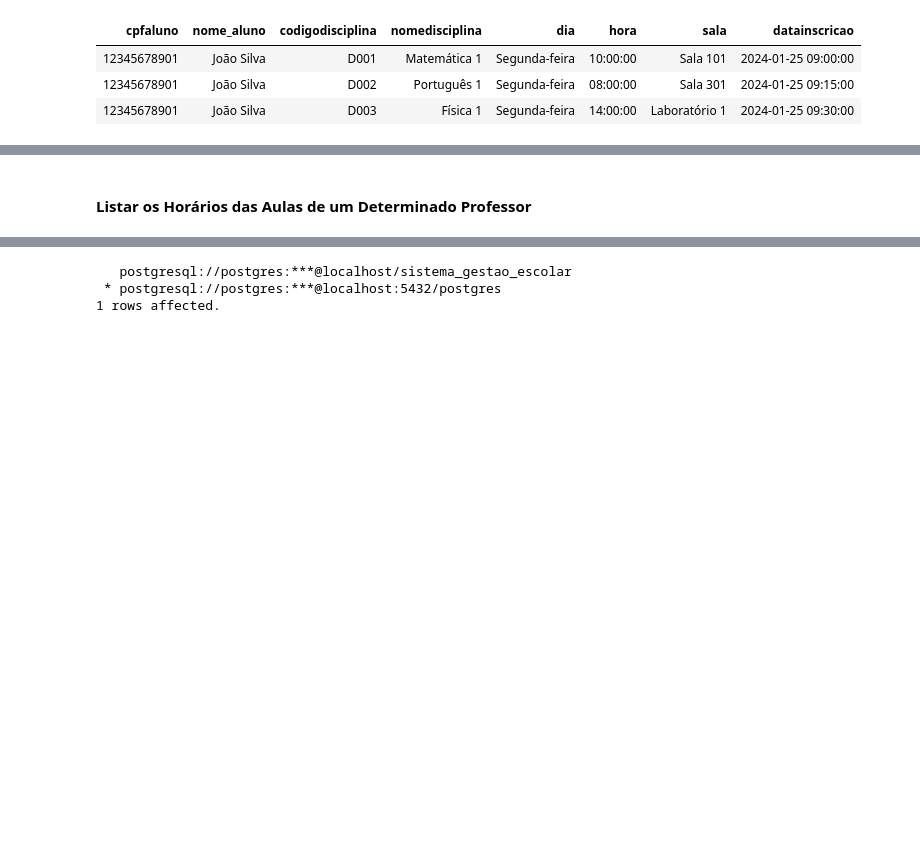
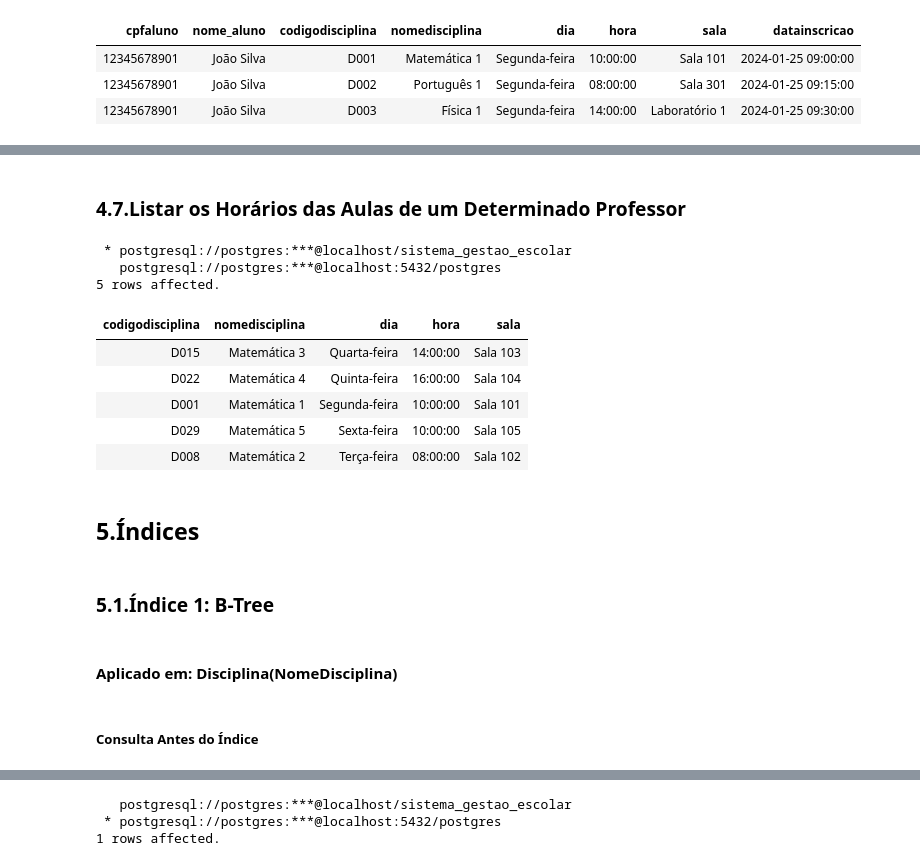
Before and after one commit to rodriguesgbreno/projeto_final_base_de_dados_scc0240_2025, a Jupyter notebook: documentos/projeto_final.ipynb, the cells around one changed output, grey strips where cells are left out. Drawn from its saved outputs; the diff is of its cells as text; code cells hidden in the pictures; blank space fills up the shorter version.

```diff
--- a/documentos/projeto_final.ipynb
+++ b/documentos/projeto_final.ipynb
@@ -1247,2 +1401,33 @@ ORDER BY i.DataInscricao;
 # %% [markdown]
-#### Listar os Horários das Aulas de um Determinado Professor
+### 4.7.Listar os Horários das Aulas de um Determinado Professor
+# %%
+%%sql
+-- Consulta para listar os horários de aulas para um determinado professor
+SELECT
+    od.CodigoDisciplina,
+    d.NomeDisciplina,
+    od.Dia,
+    od.Hora,
+    od.Sala
+FROM OfertaDisciplina od
+JOIN Disciplina d ON d.Codigo = od.CodigoDisciplina
+WHERE od.CPFProfessor = '11223344556'
+ORDER BY od.Dia, od.Hora;
+# %% [output]
+ * postgresql://postgres:***@localhost/sistema_gestao_escolar
+   postgresql://postgres:***@localhost:5432/postgres
+5 rows affected.
+| codigodisciplina | nomedisciplina | dia | hora | sala |
+| D015 | Matemática 3 | Quarta-feira | 14:00:00 | Sala 103 |
+| D022 | Matemática 4 | Quinta-feira | 16:00:00 | Sala 104 |
+| D001 | Matemática 1 | Segunda-feira | 10:00:00 | Sala 101 |
+| D029 | Matemática 5 | Sexta-feira | 10:00:00 | Sala 105 |
+| D008 | Matemática 2 | Terça-feira | 08:00:00 | Sala 102 |
+# %% [markdown]
+## 5.Índices
+# %% [markdown]
+### 5.1.Índice 1: B-Tree
+# %% [markdown]
+#### Aplicado em: Disciplina(NomeDisciplina)
+# %% [markdown]
+##### Consulta Antes do Índice
```
Also changed, not shown: parts of 79 cells of this notebook, 7 other files.
